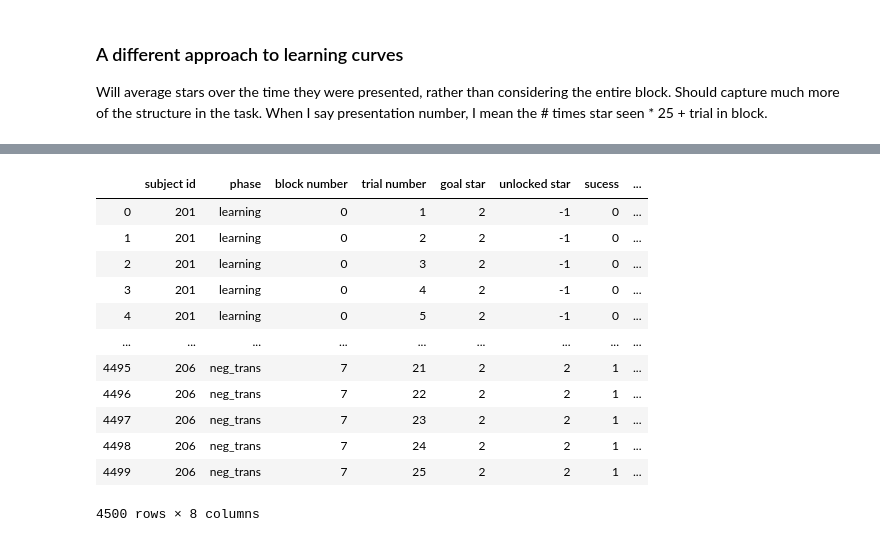
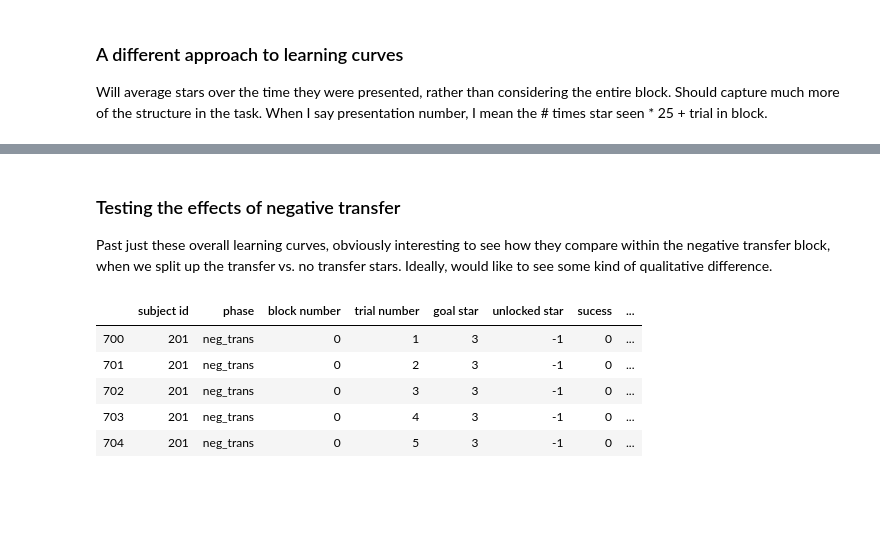
Before and after one commit to aramog/CHaRLy-v2, a Jupyter notebook: analysis/charly-v2.1 EDA.ipynb, the cells around one changed output, grey strips where cells are left out. Cells and saved outputs as stored; diff of their text form; code cells hidden in the pictures; blank space fills up the shorter version.

Commit message:
small changes to instructions, testing things out

```diff
--- a/analysis/charly-v2.1 EDA.ipynb
+++ b/analysis/charly-v2.1 EDA.ipynb
@@ -141,16 +153,14 @@ learning_curve_df["learning curve"] = learning_curves[0] + learning_curves[1] +
-# %%
-star_df
-# %% [output]
-|  | subject id | phase | block number | trial number | goal star | unlocked star | sucess | ... |
-| 0 | 201 | learning | 0 | 1 | 2 | -1 | 0 | ... |
-| 1 | 201 | learning | 0 | 2 | 2 | -1 | 0 | ... |
-| 2 | 201 | learning | 0 | 3 | 2 | -1 | 0 | ... |
-| 3 | 201 | learning | 0 | 4 | 2 | -1 | 0 | ... |
-| 4 | 201 | learning | 0 | 5 | 2 | -1 | 0 | ... |
-| ... | ... | ... | ... | ... | ... | ... | ... | ... |
-| 4495 | 206 | neg_trans | 7 | 21 | 2 | 2 | 1 | ... |
-| 4496 | 206 | neg_trans | 7 | 22 | 2 | 2 | 1 | ... |
-| 4497 | 206 | neg_trans | 7 | 23 | 2 | 2 | 1 | ... |
-| 4498 | 206 | neg_trans | 7 | 24 | 2 | 2 | 1 | ... |
-| 4499 | 206 | neg_trans | 7 | 25 | 2 | 2 | 1 | ... |
-4500 rows × 8 columns
+# %% [markdown]
+### Testing the effects of negative transfer
+
+Past just these overall learning curves, obviously interesting to see how they compare within the negative transfer block, when we split up the transfer vs. no transfer stars. Ideally, would like to see some kind of qualitative difference.
+# %%
+neg_trans = star_df[star_df["phase"] == "neg_trans"]
+neg_trans.head()
+# %% [output]
+|  | subject id | phase | block number | trial number | goal star | unlocked star | sucess | ... |
+| 700 | 201 | neg_trans | 0 | 1 | 3 | -1 | 0 | ... |
+| 701 | 201 | neg_trans | 0 | 2 | 3 | -1 | 0 | ... |
+| 702 | 201 | neg_trans | 0 | 3 | 3 | -1 | 0 | ... |
+| 703 | 201 | neg_trans | 0 | 4 | 3 | -1 | 0 | ... |
+| 704 | 201 | neg_trans | 0 | 5 | 3 | -1 | 0 | ... |
```
Also changed, not shown: parts of 6 cells of this notebook, 12 other files.
